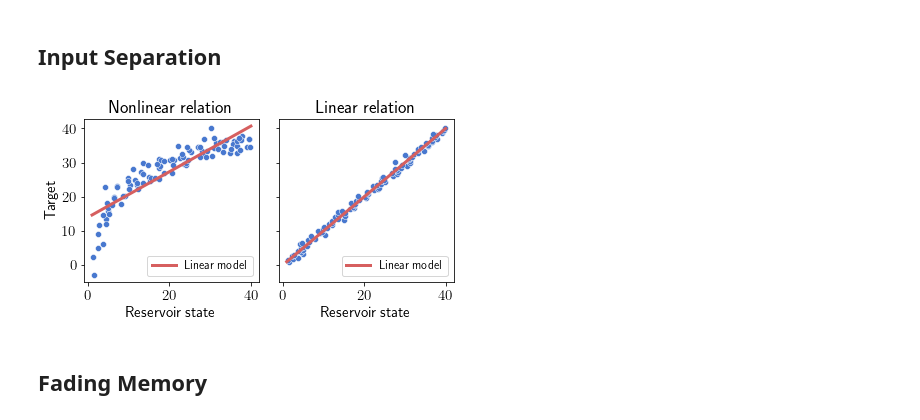
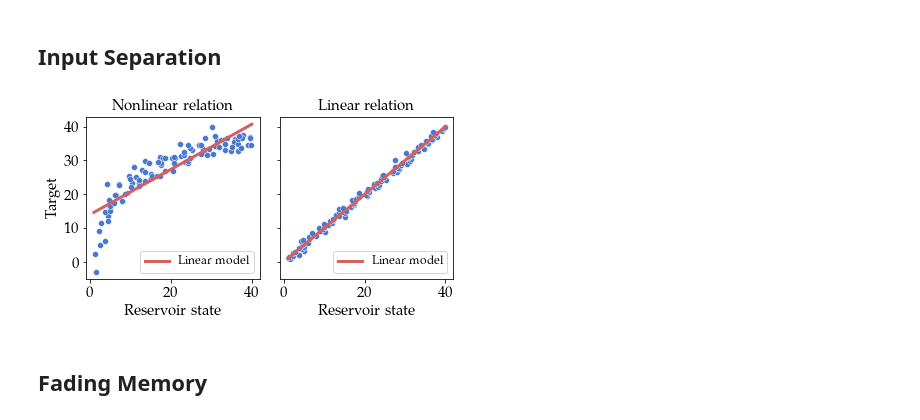
Before and after one commit to mcndt/thesis-plant-reservoir-computing, a Jupyter notebook: notebooks/toy_demos/toy_demo_input_sep_fading_mem.ipynb, the cells around one changed output. Cells and saved outputs as stored; diff of their text form; code cells hidden in the pictures.

```diff
--- a/notebooks/toy_demos/toy_demo_input_sep_fading_mem.ipynb
+++ b/notebooks/toy_demos/toy_demo_input_sep_fading_mem.ipynb
@@ -5,7 +5,15 @@ import seaborn as sns
 
 from matplotlib import pyplot as plt
 
-plt.rcParams['text.usetex'] = True
+# plt.rcParams['text.usetex'] = True
+# plt.rcParams['font.size'] = 15
+# plt.rcParams['legend.fontsize'] = 12
+
+plt.rcParams.update({
+    "text.usetex": True,
+    "font.family": "serif",
+    "font.serif": ["Palatino"],
+})
 plt.rcParams['font.size'] = 15
 plt.rcParams['legend.fontsize'] = 12
 # %% [markdown]
@@ -26,36 +34,36 @@ y_nonlin = y_nonlin / y_nonlin.max() * y_linear.max()
 
 model_nonlin = LinearRegression()
 model_nonlin.fit(x_input.reshape(-1, 1), y_nonlin)
 y_hat_nonlin = model_nonlin.predict(x_input.reshape(-1, 1))
 
 model_linear = LinearRegression()
 model_linear.fit(x_input.reshape(-1, 1), y_linear)
 y_hat_linear = model_linear.predict(x_input.reshape(-1, 1))
 
 # y_linear_input = np.exp(y_input)
 
 with plt.style.context('seaborn-muted'):
   fig, (ax1, ax2) = plt.subplots(1, 2, figsize=(7 / 4 * 3.5, 3.5), constrained_layout=False, sharey=True, sharex=True)
 
   colors = sns.color_palette()
 
   sns.scatterplot(x=x, y=y_nonlin, ax=ax1, color=colors[0])
   sns.lineplot(x=x_input, y=y_hat_nonlin, ax=ax1, color=colors[2], linewidth=3, label='Linear model')
 
   sns.scatterplot(x=x, y=y_linear, ax=ax2, color=colors[0])
   sns.lineplot(x=x_input, y=y_hat_linear, ax=ax2, color=colors[2], linewidth=3, label='Linear model')
 
   for ax in (ax1, ax2):
     ax.set_xlabel('Reservoir state')
     ax.set_ylabel('Target')
     ax.legend(loc='lower right')
-  ax1.set_title('Nonlinear relation')
-  ax2.set_title('Linear relation')
+  ax1.set_title('Nonlinear relation', fontsize=15)
+  ax2.set_title('Linear relation', fontsize=15)
   plt.tight_layout()
   plt.savefig('explainer_input_sep.png', dpi=200, facecolor='white')
   plt.show()
 # %% [output]
-[figure, old version]
+[figure, new version]
 # %% [markdown]
 ## Fading Memory
 # %%
```
Also changed, not shown: parts of 2 cells of this notebook, 20 other files.
